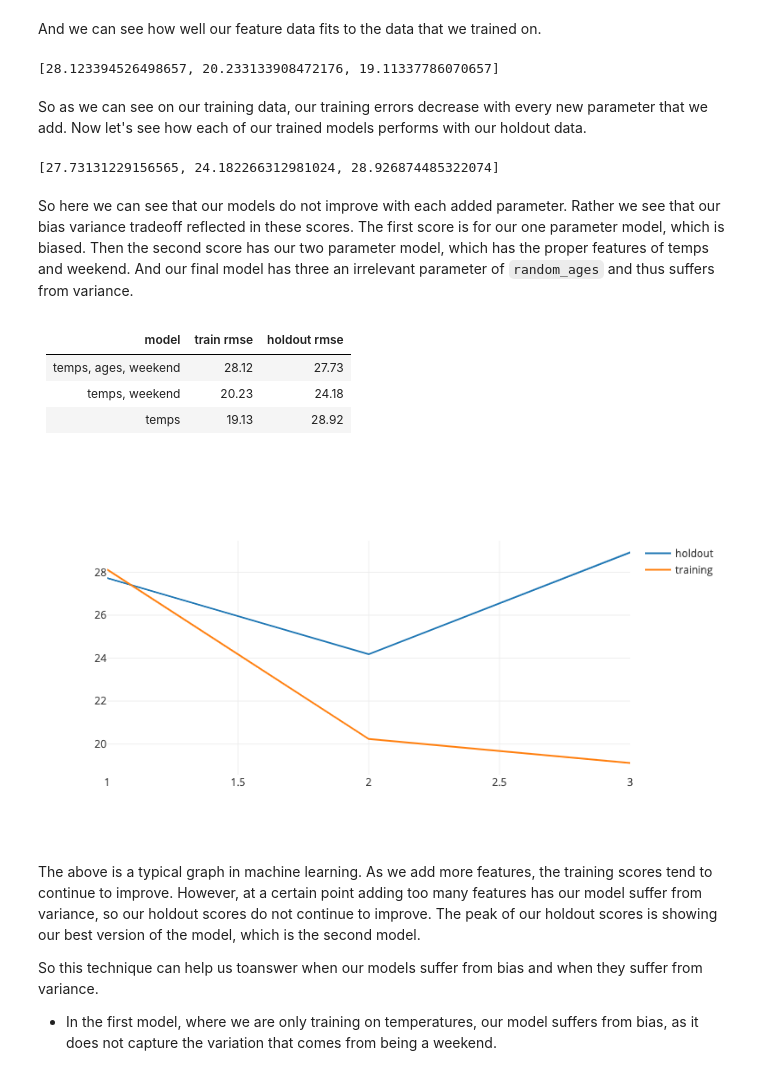
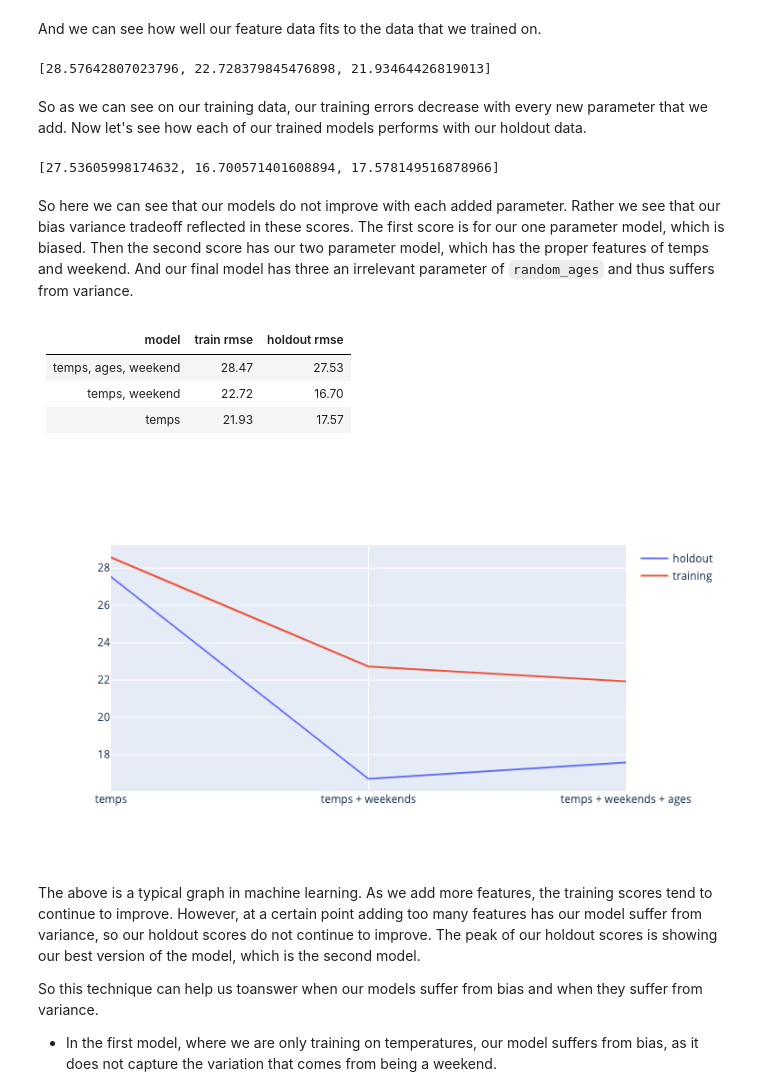
Before and after one commit to KarenKYu/train-test-split, a Jupyter notebook: 7-bias-variance-tradeoff/2-the-right-balance.ipynb, the cells around one changed output. Cells and saved outputs as stored; diff of their text form; code cells hidden in the pictures.

Commit message:
add holdout sets lab

```diff
--- a/7-bias-variance-tradeoff/2-the-right-balance.ipynb
+++ b/7-bias-variance-tradeoff/2-the-right-balance.ipynb
@@ -96,43 +119,53 @@ And we can see how well our feature data fits to the data that we trained on.
 # %%
 training_predictions = []
 for feature_data, trained_model in zip(feature_datasets, trained_models):
-    training_predictions.append(trained_model.predict(feature_data[0:30]))
+    training_predictions.append(trained_model.predict(feature_data[0:40]))
 # %%
 from sklearn.metrics import mean_squared_error
 from numpy import sqrt
-training_rmses = [sqrt(mean_squared_error(training_prediction, customers_with_errors[0:30])) for training_prediction in training_predictions]
+training_rmses = [sqrt(mean_squared_error(training_prediction, training_customers))
+                  for training_prediction in training_predictions]
 training_rmses
 # %% [output]
-[28.123394526498657, 20.233133908472176, 19.11337786070657]
+[28.57642807023796, 22.728379845476898, 21.93464426819013]
 # %% [markdown]
 So as we can see on our training data, our training errors decrease with every new parameter that we add.  Now let's see how each of our trained models performs with our holdout data.
 # %%
 holdout_predictions = []
+
 for feature_data, trained_model in zip(feature_datasets, trained_models):
-    holdout_predictions.append(trained_model.predict(feature_data[30:]))
+    holdout_predictions.append(trained_model.predict(feature_data[40:]))
 # %%
 from sklearn.metrics import mean_squared_error
 from numpy import sqrt
-holdout_rmses = [sqrt(mean_squared_error(holdout_prediction, customers_with_errors[30:])) for holdout_prediction in holdout_predictions]
+holdout_customers = df_sorted['customers'][40:]
+
+holdout_rmses = [sqrt(mean_squared_error(holdout_prediction, holdout_customers))
+                 for holdout_prediction in holdout_predictions]
 holdout_rmses
 # %% [output]
-[27.73131229156565, 24.182266312981024, 28.926874485322074]
+[27.53605998174632, 16.700571401608894, 17.578149516878966]
 # %% [markdown]
 So here we can see that our models do not improve with each added parameter.  Rather we see that our bias variance tradeoff reflected in these scores.  The first score is for our one parameter model, which is biased.  Then the second score has our two parameter model, which has the proper features of temps and weekend.  And our final model has three an irrelevant parameter of `random_ages` and thus suffers from variance.
 # %% [markdown]
 | model                  |train rmse | holdout rmse |
 | ---------------------- |:---------:| :------------:|
-| temps, ages, weekend   | 28.12     |  27.73        |
-| temps, weekend         | 20.23     |  24.18        |
-| temps                  | 19.13     |  28.92         |
+| temps, ages, weekend   | 28.47     |  27.53        |
+| temps, weekend         | 22.72     |  16.70       |
+| temps                  | 21.93     |  17.57         |
 # %%
-from graph import trace_values
-model_parameters = [1, 2, 3]
-training_trace = trace_values(model_parameters, training_rmses, mode = 'lines', name = 'training')
-holdout_trace = trace_values(model_parameters, holdout_rmses, mode = 'lines', name = 'holdout')
-plot([holdout_trace, training_trace])
+import plotly.graph_objects as go
+
+model_parameters = ['temps', 'temps + weekends', 'temps + weekends + ages']
+training_trace = go.Scatter(x = model_parameters, y = training_rmses,
+                              mode = 'lines',
+                              name = 'training')
+holdout_trace = go.Scatter(x = model_parameters,
+                             y = holdout_rmses,
+                             mode = 'lines', name = 'holdout')
+go.Figure(data = [holdout_trace, training_trace])
 # %% [output]
-[figure, old version]
+[figure, new version]
 # %% [markdown]
 The above is a typical graph in machine learning.  As we add more features, the training scores tend to continue to improve.  However, at a certain point adding too many features has our model suffer from variance, so our holdout scores do not continue to improve.  The peak of our holdout scores is showing our best version of the model, which is the second model.
 
```
Also changed, not shown: parts of 13 cells of this notebook, 3 other files.
